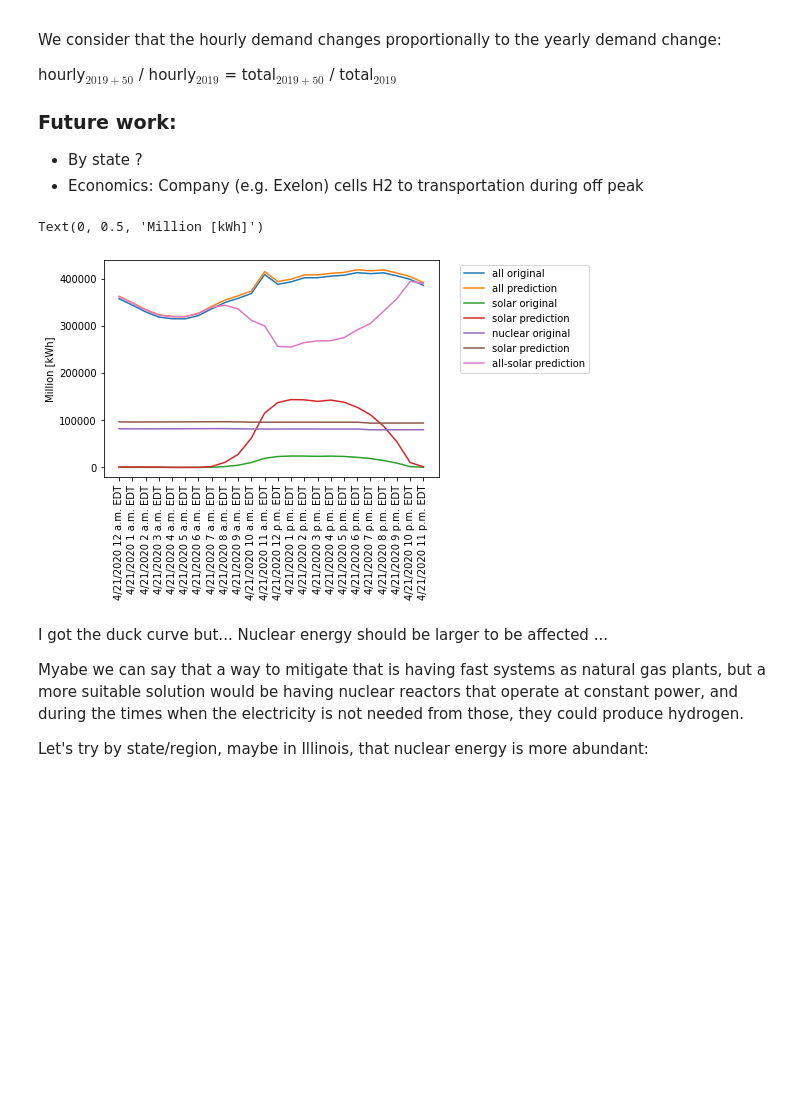
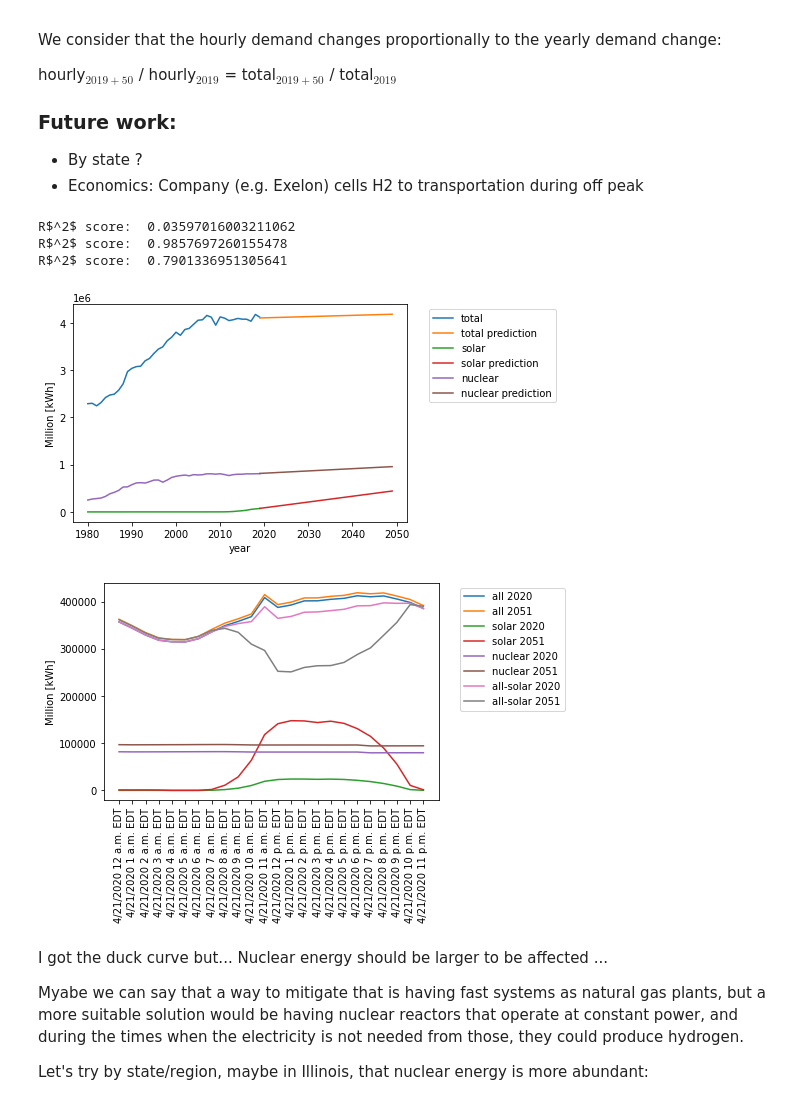
Before and after one commit to robfairh/npre412-project, a Jupyter notebook: fuel-demand.ipynb, the cells around one changed output. Saved outputs shown, nothing was run; the diff lists cells and outputs as text; code cells hidden in the pictures; blank space fills up the shorter version.

```diff
--- a/fuel-demand.ipynb
+++ b/fuel-demand.ipynb
@@ -255,6 +257,7 @@ def get_prediction(syear, stime, elec, fut, plotflag, title):
     yt = np.array(yt)
     lin = LinearRegression()
     lin.fit(sstime, yt)
+    print(r'R$^2$ score: ', lin.score(sstime, yt))
     pt = lin.predict(sstime)
     future = np.arange(fut).reshape(fut, 1) + stime[-1]
     ytf = lin.predict(future)
@@ -300,22 +303,23 @@ ztotal = total[time.index(zyear):]
 zsolar = solar[time.index(zyear):]
 znuclear = nuclear[time.index(zyear):]
 
-predict = 30
+predict = 31
 future1, ytf1 = get_prediction(2010, ztime, ztotal, predict, False, 'total')
 future2, ytf2 = get_prediction(2015, ztime, zsolar, predict, False, 'solar')
 future3, ytf3 = get_prediction(2012, ztime, znuclear, predict, False, 'nuclear')
 
-# plt.figure()
-# plt.plot(ztime, ztotal, label='total')
-# plt.plot(future1, ytf1, label='total prediction')
-# plt.plot(ztime, zsolar, label='solar')
-# plt.plot(future2, ytf2, label='solar prediction')
-# plt.plot(ztime, znuclear, label='nuclear')
-# plt.plot(future3, ytf3, label='nuclear prediction')
-# # plt.legend(loc='upper left')
-# plt.legend(loc="upper left", bbox_to_anchor=(1.05, 1.0), fancybox=True)
-# plt.xlabel('year')
-# plt.ylabel('Million [kWh]')
+plt.figure()
+plt.plot(ztime, ztotal, label='total')
+plt.plot(future1, ytf1, label='total prediction')
+plt.plot(ztime, zsolar, label='solar')
+plt.plot(future2, ytf2, label='solar prediction')
+plt.plot(ztime, znuclear, label='nuclear')
+plt.plot(future3, ytf3, label='nuclear prediction')
+# plt.legend(loc='upper left')
+plt.legend(loc="upper left", bbox_to_anchor=(1.05, 1.0), fancybox=True)
+plt.xlabel('year')
+plt.ylabel('Million [kWh]')
+plt.savefig("figures/us-prediction", dpi=300, bbox_inches="tight")
 
 df = pd.read_csv ('electricity-hour.csv')
 time = df['Timestamp (Hour Ending)'].tolist()
@@ -333,42 +337,48 @@ s = time.index(sdate+' '+stime)
 e = time.index(edate+' '+etime)
 
 ntime = time[s:e]
 nsolar = np.array(solar[s:e])
 nnuclear = np.array(nuclear[s:e])
 ntotal = np.array(total[s:e])
 
 # plt.figure(1)
 # plt.plot(ntime, nsolar, label='solar')
 # plt.plot(ntime, nnuclear, label='nuclear')
 # plt.plot(ntime, ntotal, label='others')
 # plt.legend(loc="upper left", bbox_to_anchor=(1.05, 1.0), fancybox=True)
 # plt.xticks(rotation=90)
 # plt.ylabel('Electricity generated [MWh]')
 # plt.title('US electricity generated by energy source on {0}'.format(sdate))
 
-plt.plot(ntime, ntotal, label='all original')
+plt.figure()
+plt.plot(ntime, ntotal, label='all 2020')
 ustg = ytf1[-1]/ztotal[-1]
 nntotal = ustg*ntotal
-plt.plot(ntime, nntotal, label='all prediction')
+plt.plot(ntime, nntotal, label='all {0}'.format(2020+predict))
 
-plt.plot(ntime, nsolar, label='solar original')
+plt.plot(ntime, nsolar, label='solar 2020')
 ussg = ytf2[-1]/zsolar[-1]
 nnsolar = ussg*nsolar
-plt.plot(ntime, nnsolar, label='solar prediction')
+plt.plot(ntime, nnsolar, label='solar {0}'.format(2020+predict))
 
-plt.plot(ntime, nnuclear, label='nuclear original')
+plt.plot(ntime, nnuclear, label='nuclear 2020')
 usng = ytf3[-1]/znuclear[-1]
 nnnuclear = usng*nnuclear
-plt.plot(ntime, nnnuclear, label='solar prediction')
+plt.plot(ntime, nnnuclear, label='nuclear {0}'.format(2020+predict))
 
-plt.plot(ntime, nntotal-nnsolar, label='all-solar prediction')
+plt.plot(ntime, ntotal-nsolar, label='all-solar 2020')
+plt.plot(ntime, nntotal-nnsolar, label='all-solar {0}'.format(2020+predict))
 
 plt.xticks(rotation=90)
 plt.legend(loc="upper left", bbox_to_anchor=(1.05, 1.0), fancybox=True)
 plt.ylabel('Million [kWh]')
+plt.savefig("figures/duck-curve", dpi=300, bbox_inches="tight")
 # %% [output]
-Text(0, 0.5, 'Million [kWh]')
+R$^2$ score:  0.03597016003211062
+R$^2$ score:  0.9857697260155478
+R$^2$ score:  0.7901336951305641
-[figure, old version]
+[figure, new version]
+[figure, added]
 # %% [markdown]
 I got the duck curve but...
 Nuclear energy should be larger to be affected ...
```
Also changed, not shown: parts of 9 cells of this notebook, 2 other files.
